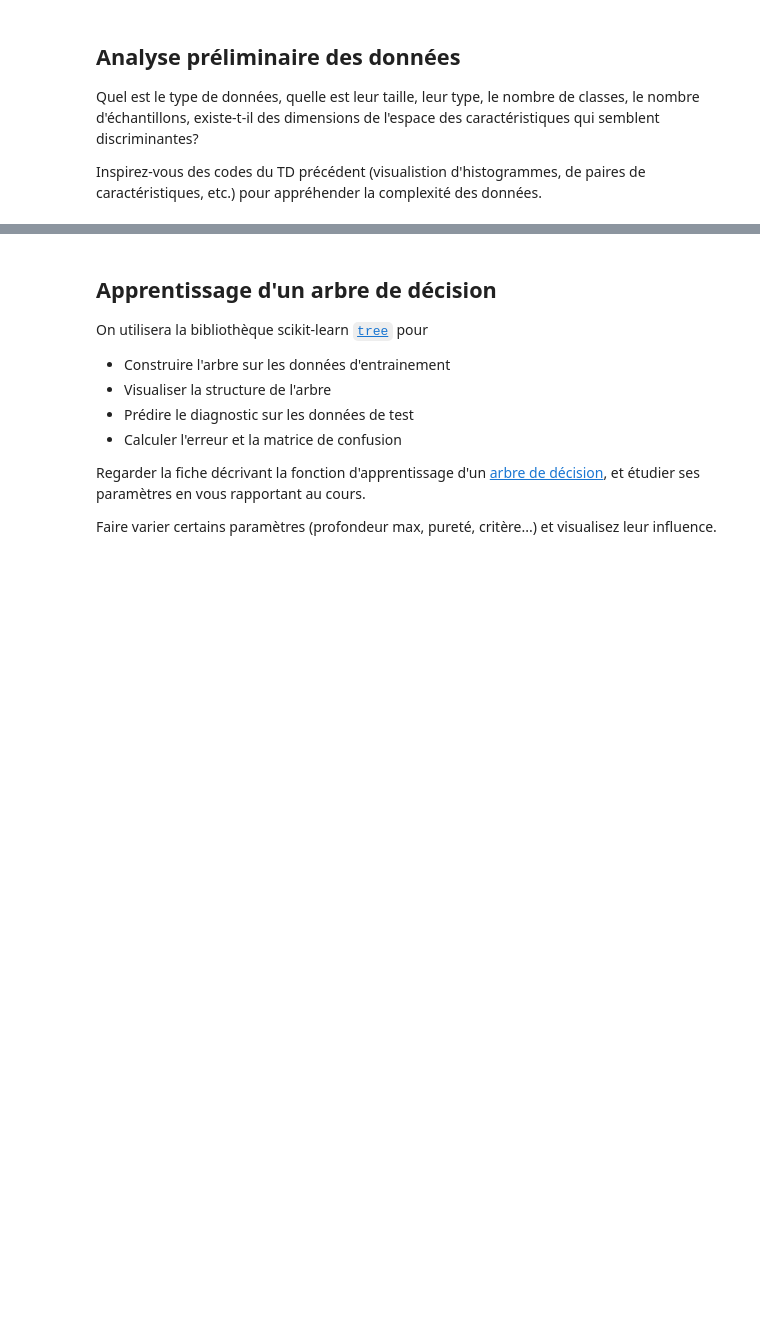
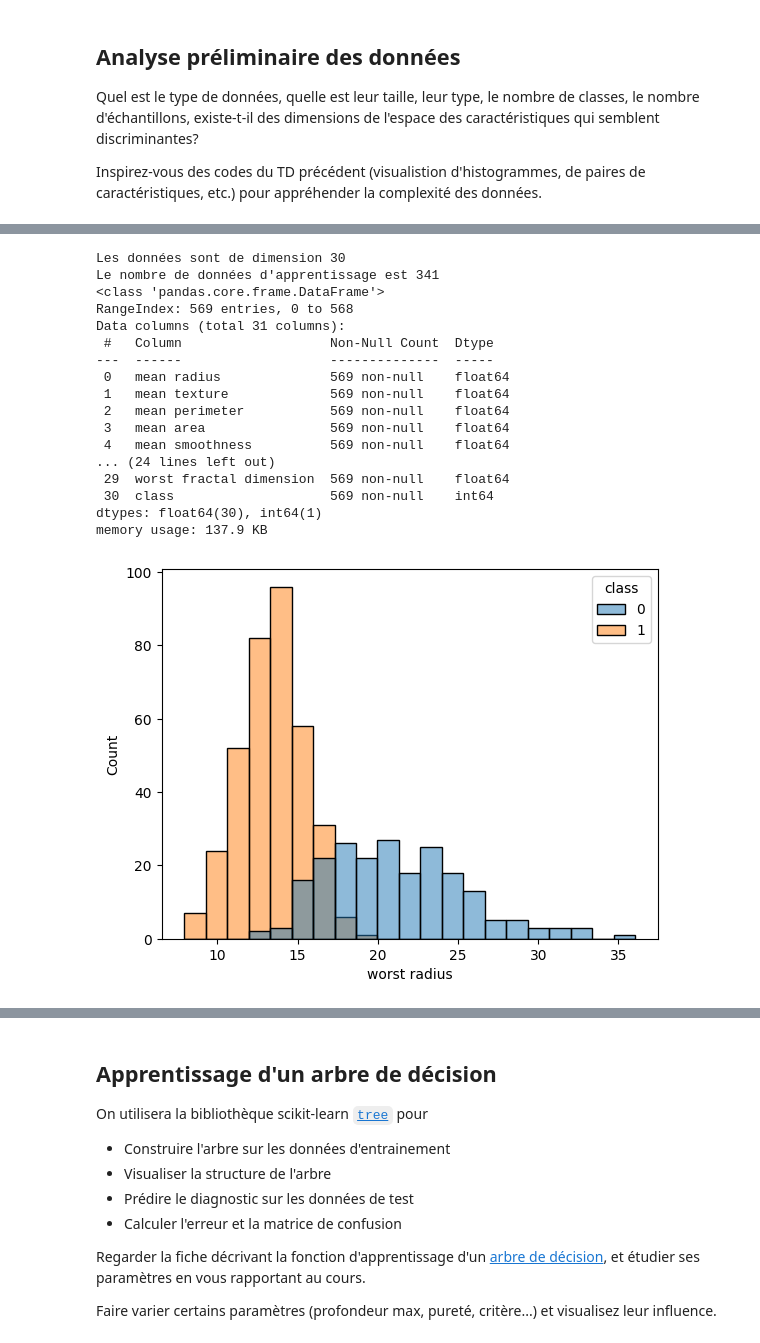
Before and after one commit to Kenfack-franck/colab, a Jupyter notebook: FormationML/td_arbres_knn_new_2023.ipynb, the cells around one changed output, grey strips where cells are left out. Drawn from its saved outputs; the diff is of its cells as text; code cells hidden in the pictures; blank space fills up the shorter version.

```diff
--- a/FormationML/td_arbres_knn_new_2023.ipynb
+++ b/FormationML/td_arbres_knn_new_2023.ipynb
@@ -95,0 +56,45 @@ memory usage: 26.8 KB
+# %%
+###############################
+## Mettre votre code ici
+print("Les données sont de dimension {:d}".format(X_train.shape[1]))
+print("Le nombre de données d'apprentissage est {:d}".format(y_train.shape[0]))
+
+import pandas as pd
+import seaborn as sns
+
+
+df = pd.DataFrame(data_all.data, columns=data_all.feature_names)
+
+df['class']=np.int64(y)
+
+df.info()
+
+# Choix d'une caractéristique à visualiser
+# Vous pouvez changer 'worst radius' par un autre nom de la liste ci-dessus
+sns.histplot(data=df , x = 'worst radius', hue='class')
+plt.show()
+
+# Sélection de quelques caractéristiques pour le pairplot afin d'éviter un calcul trop long
+df_subset = df[['mean radius', 'mean texture', 'mean perimeter', 'mean area', 'class']]
+sns.pairplot(df_subset, hue='class',diag_kind="hist",corner=True)
+plt.show()
+###############################
+# %% [output]
+Les données sont de dimension 30
+Le nombre de données d'apprentissage est 341
+<class 'pandas.core.frame.DataFrame'>
+RangeIndex: 569 entries, 0 to 568
+Data columns (total 31 columns):
+ #   Column                   Non-Null Count  Dtype
+---  ------                   --------------  -----
+ 0   mean radius              569 non-null    float64
+ 1   mean texture             569 non-null    float64
+ 2   mean perimeter           569 non-null    float64
+ 3   mean area                569 non-null    float64
+ 4   mean smoothness          569 non-null    float64
+... (24 lines left out)
+ 29  worst fractal dimension  569 non-null    float64
+ 30  class                    569 non-null    int64
+dtypes: float64(30), int64(1)
+memory usage: 137.9 KB
+[figure, added]
```
Also changed, not shown: parts of 13 cells of this notebook.
